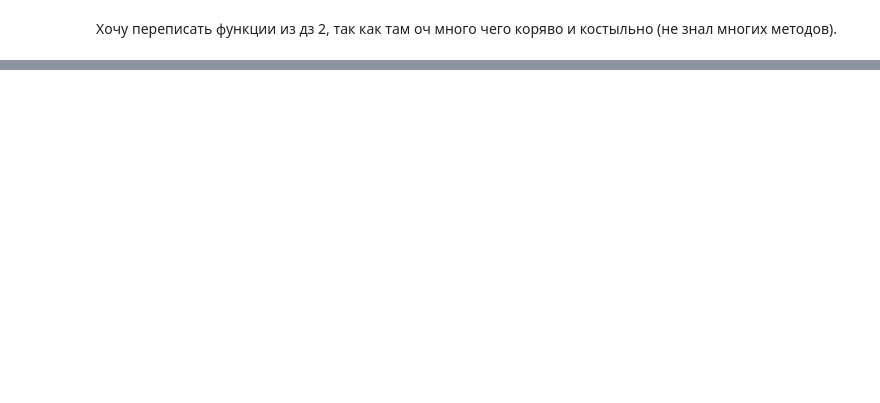
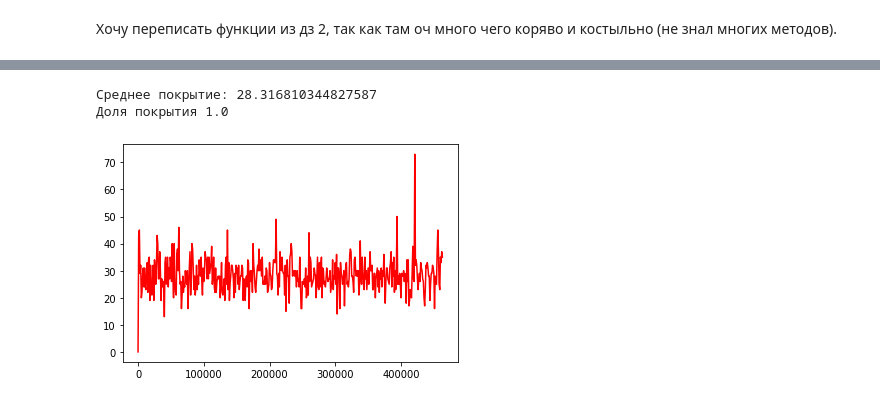
Before and after one commit to TohaRhymes/ngs_ib_spring2020, a Jupyter notebook: project_three_long_reads_alignment/report_3.ipynb, the cells around one changed output, grey strips where cells are left out. Drawn from its saved outputs; the diff is of its cells as text; code cells hidden in the pictures; blank space fills up the shorter version.

````diff
--- a/project_three_long_reads_alignment/report_3.ipynb
+++ b/project_three_long_reads_alignment/report_3.ipynb
@@ -61,6 +62,12 @@ $ samtools view -S -b pacbio.sam > pacbio.bam
 ```
 # %% [markdown]
 Хочу переписать функции из дз 2, так как там оч много чего коряво и костыльно (не знал многих методов).
+# %%
+def read_bam(path_to_bam):
+    return pysam.AlignmentFile(path_to_bam, "rb")
+
+def read_sam(path_to_sam):
+    return pysam.AlignmentFile(path_to_sam, "r")
 # %%
 def cov_stat(cov):
     avg = np.mean(cov)
@@ -71,8 +78,7 @@ def cov_stat(cov):
 def draw_coverage(cov):
     plt.plot([i*1000 for i in range(len(cov))], cov, linestyle="-", color = 'red')
 
-def count_cov(bam_file, step=10000):
-    sam = pysam.AlignmentFile(bam_file, "rb")
+def count_cov(sam, step=10000):
     ln_ref = sam.get_reference_length(sam.references[0])
     starts = []
     ends = []
@@ -95,7 +101,7 @@ def count_cov(bam_file, step=10000):
         else:
             cur_cov -= 1
     avg, part_of_cov = cov_stat(covs)
-    print('Среднее пократие:', avg)
+    print('Среднее покрытие:', avg)
     print('Доля покрытия', part_of_cov)
     draw_coverage(covs)
 # %%
@@ -106,0 +149,8 @@ count_cov('data/pacbio.bam')
+# %%
+bam_file_ont = read_bam('data/ONT.bam')
+# %%
+count_cov(bam_file_ont)
+# %% [output]
+Среднее покрытие: 28.316810344827587
+Доля покрытия 1.0
+[figure, added]
````
Also changed, not shown: parts of 3 cells of this notebook, 1 other file.
